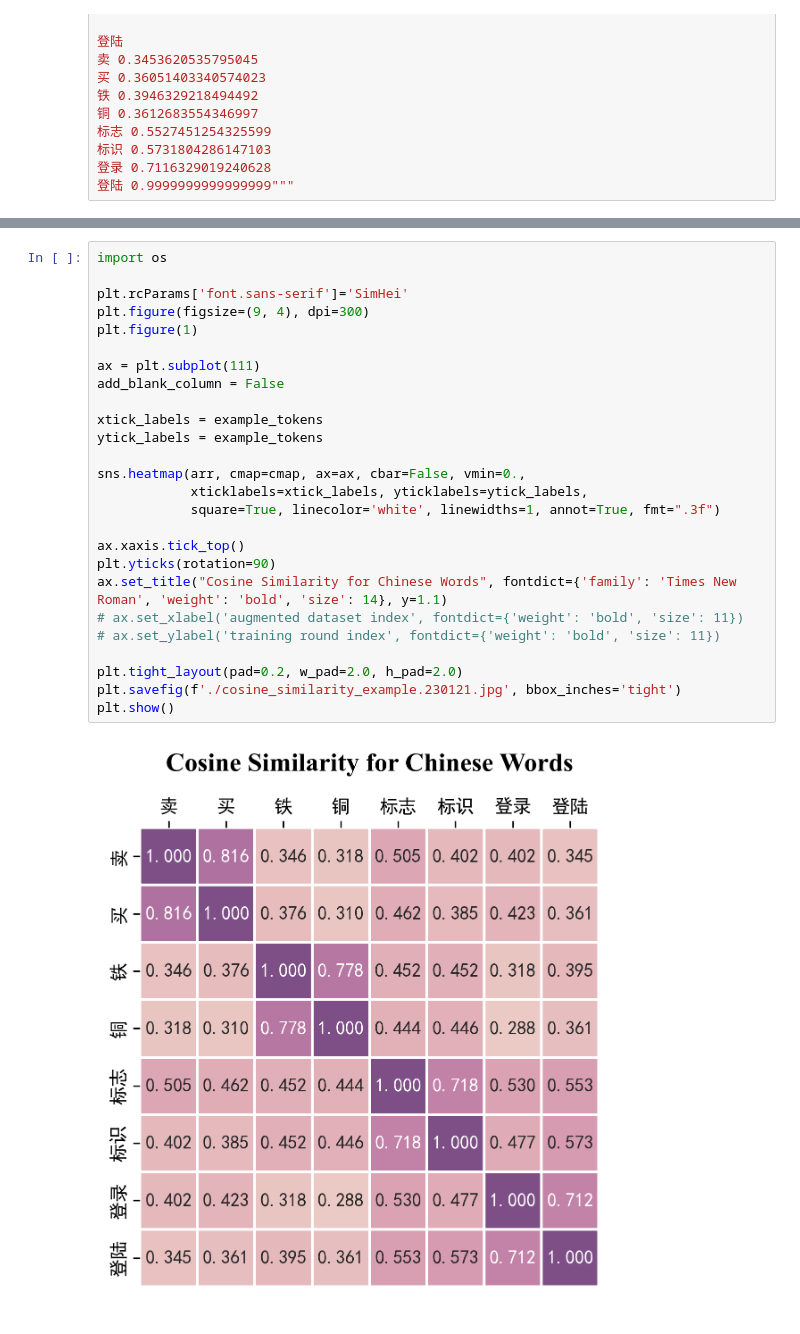
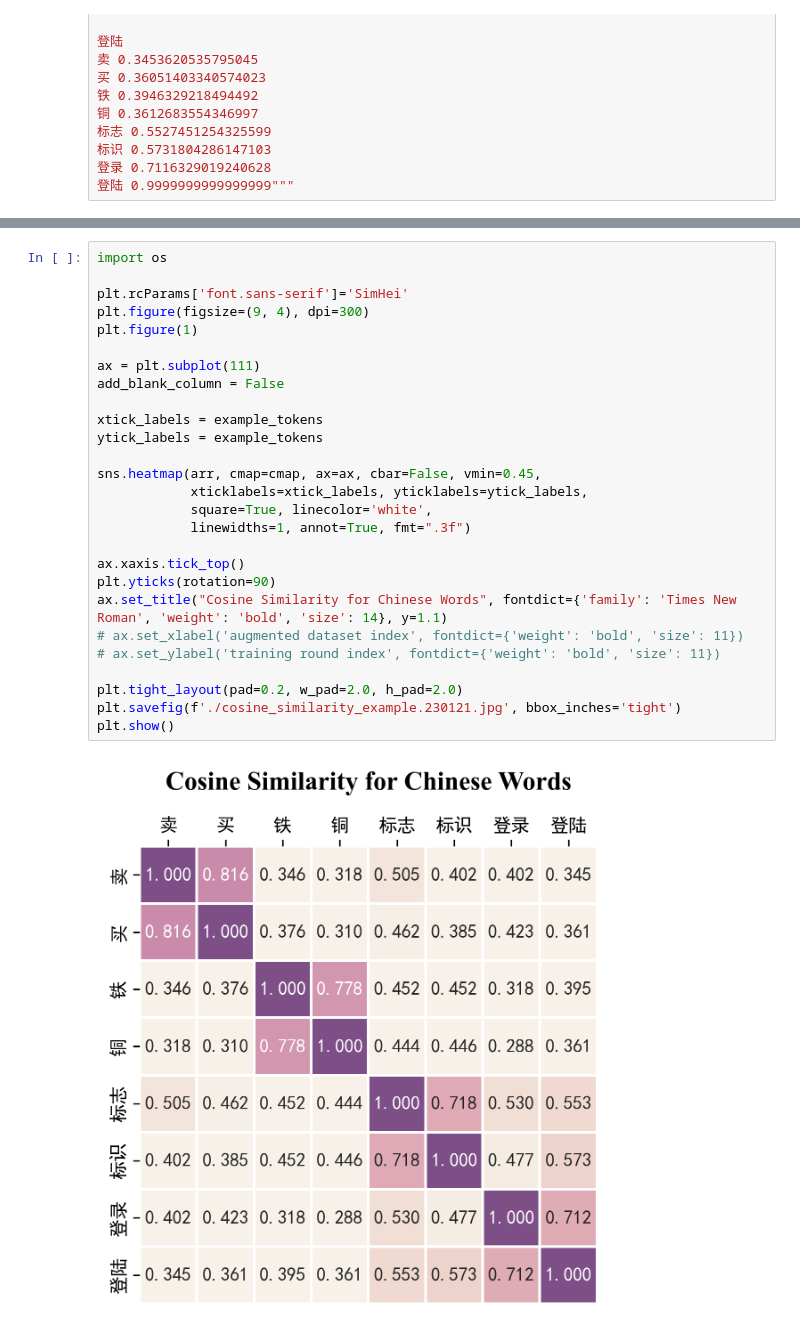
Before and after one commit to okcd00/CDConfusor, a Jupyter notebook: scripts/draw_k_round_heatmap.ipynb, the cells around one changed output, grey strips where cells are left out. Cells and saved outputs as stored; diff of their text form.

```diff
--- a/scripts/draw_k_round_heatmap.ipynb
+++ b/scripts/draw_k_round_heatmap.ipynb
@@ -322,28 +322,29 @@ array([[1.        , 0.81612465, 0.34573466, 0.31795881, 0.50519639,
 # %%
 import os
 
 plt.rcParams['font.sans-serif']='SimHei'
 plt.figure(figsize=(9, 4), dpi=300)
 plt.figure(1)
 
 ax = plt.subplot(111)
 add_blank_column = False
 
 xtick_labels = example_tokens
 ytick_labels = example_tokens
 
-sns.heatmap(arr, cmap=cmap, ax=ax, cbar=False, vmin=0.,
+sns.heatmap(arr, cmap=cmap, ax=ax, cbar=False, vmin=0.45,
             xticklabels=xtick_labels, yticklabels=ytick_labels,
-            square=True, linecolor='white', linewidths=1, annot=True, fmt=".3f")
+            square=True, linecolor='white',
+            linewidths=1, annot=True, fmt=".3f")
 
 ax.xaxis.tick_top()
 plt.yticks(rotation=90)
 ax.set_title("Cosine Similarity for Chinese Words", fontdict={'family': 'Times New Roman', 'weight': 'bold', 'size': 14}, y=1.1)
 # ax.set_xlabel('augmented dataset index', fontdict={'weight': 'bold', 'size': 11})
 # ax.set_ylabel('training round index', fontdict={'weight': 'bold', 'size': 11})
 
 plt.tight_layout(pad=0.2, w_pad=2.0, h_pad=2.0)
 plt.savefig(f'./cosine_similarity_example.230121.jpg', bbox_inches='tight')
 plt.show()
 # %% [output]
-[figure, old version]
+[figure, new version]
```
Also changed, not shown: parts of 2 cells of this notebook, 1 other file.
